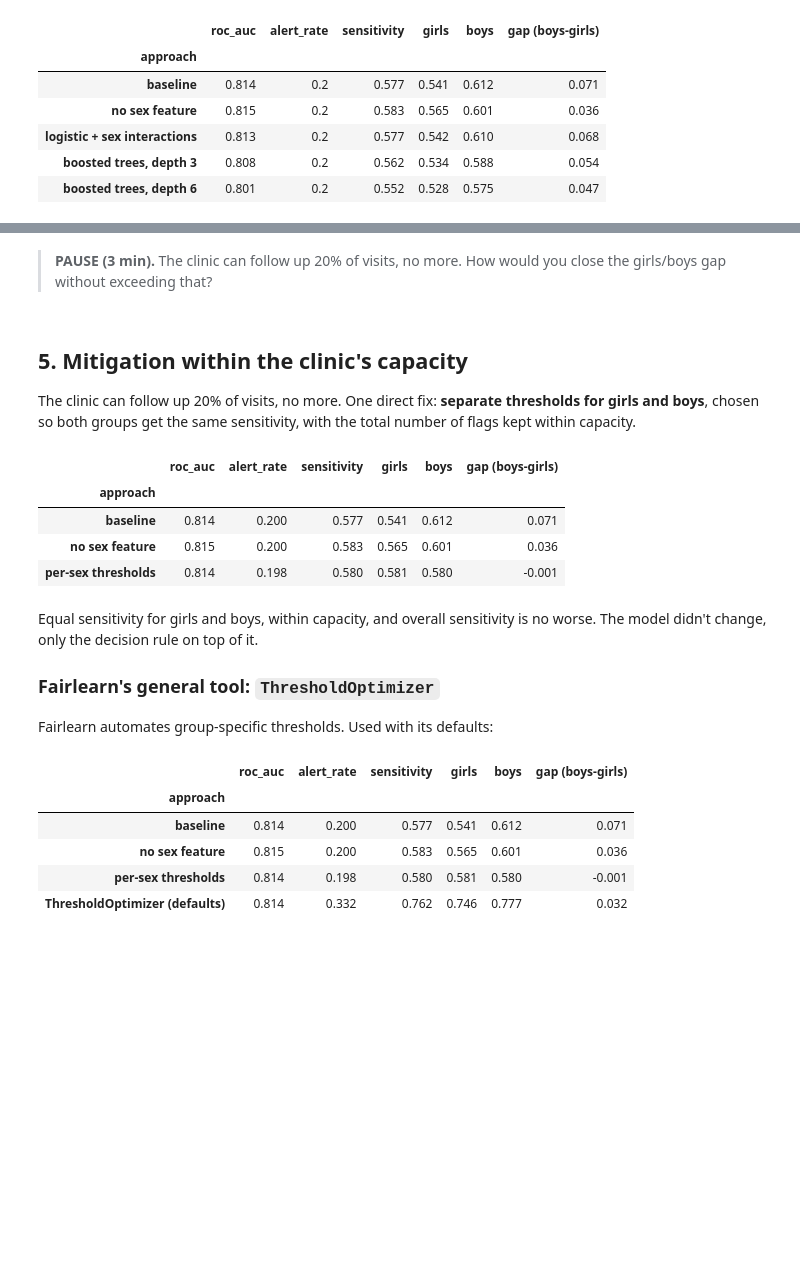
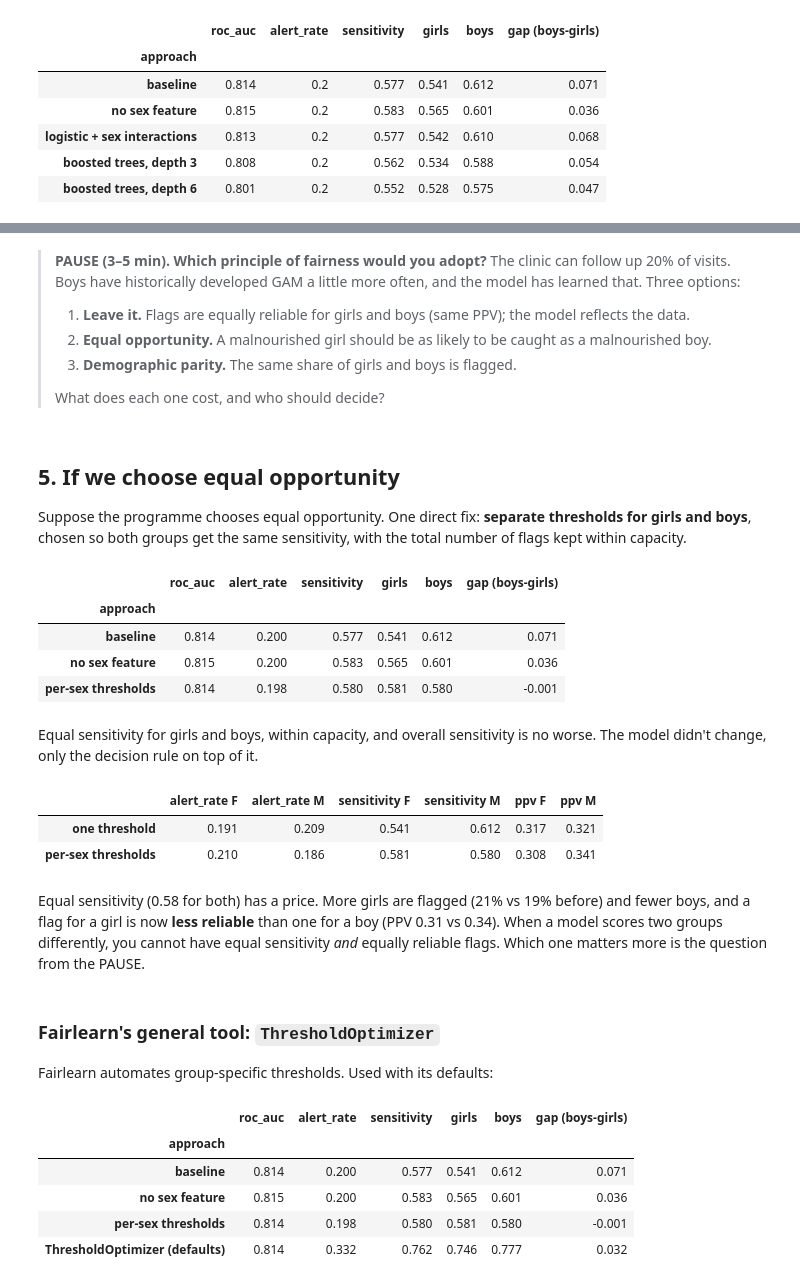
Before and after one commit to firmaye/MLOps-Workshop, a Jupyter notebook: malnutrition/04-fairlearn/fairness.ipynb, the cells around one changed output, grey strips where cells are left out. Drawn from its saved outputs; the diff is of its cells as text; code cells hidden in the pictures; blank space fills up the shorter version.

```diff
--- a/malnutrition/04-fairlearn/fairness.ipynb
+++ b/malnutrition/04-fairlearn/fairness.ipynb
@@ -305,12 +309,16 @@ the flags), not about a cleverer model.
 # %% [markdown]
-> **PAUSE (3 min).** The clinic can follow up 20% of visits, no more. How would you close
-> the girls/boys gap without exceeding that?
+> **PAUSE (3–5 min). Which principle of fairness would you adopt?** The clinic can follow up 20% of visits.
+> Boys have historically developed GAM a little more often, and the model has learned that. Three options:
+> 1. **Leave it.** Flags are equally reliable for girls and boys (same PPV); the model reflects the data.
+> 2. **Equal opportunity.** A malnourished girl should be as likely to be caught as a malnourished boy.
+> 3. **Demographic parity.** The same share of girls and boys is flagged.
+>
+> What does each one cost, and who should decide?
 # %% [markdown]
-## 5. Mitigation within the clinic's capacity
+## 5. If we choose equal opportunity
 
-The clinic can follow up 20% of visits, no more. One direct fix: **separate thresholds
-for girls and boys**, chosen so both groups get the same sensitivity, with the total
-number of flags kept within capacity.
+Suppose the programme chooses equal opportunity. One direct fix: **separate thresholds for girls and boys**,
+chosen so both groups get the same sensitivity, with the total number of flags kept within capacity.
 # %%
 def equal_sensitivity_flags(scores, groups, capacity=0.20):
     """Per-group thresholds giving every group the same sensitivity, as high as capacity allows.
@@ -341,13 +349,28 @@ pd.DataFrame(results).set_index("approach").round(3)
 | baseline | 0.814 | 0.200 | 0.577 | 0.541 | 0.612 | 0.071 |
 | no sex feature | 0.815 | 0.200 | 0.583 | 0.565 | 0.601 | 0.036 |
 | per-sex thresholds | 0.814 | 0.198 | 0.580 | 0.581 | 0.580 | -0.001 |
-# %% [markdown]
-Equal sensitivity for girls and boys, within capacity, and overall sensitivity is no
-worse. The model didn't change, only the decision rule on top of it.
-
-### Fairlearn's general tool: `ThresholdOptimizer`
-
-Fairlearn automates group-specific thresholds. Used with its defaults:
+# %% [markdown]
+Equal sensitivity for girls and boys, within capacity, and overall sensitivity is no
+worse. The model didn't change, only the decision rule on top of it.
+# %%
+rows = {}
+for name, f in [("one threshold", flag), ("per-sex thresholds", flags_eq)]:
+    t = MetricFrame(metrics={"alert_rate": selection_rate, "sensitivity": true_positive_rate, "ppv": precision_score},
+                    y_true=y, y_pred=f.astype(int), sensitive_features=evalset["sex"]).by_group
+    rows[name] = {f"{m} {s}": t.loc[s, m] for m in t.columns for s in ["F", "M"]}
+pd.DataFrame(rows).T.round(3)
+# %% [output]
+|  | alert_rate F | alert_rate M | sensitivity F | sensitivity M | ppv F | ppv M |
+| one threshold | 0.191 | 0.209 | 0.541 | 0.612 | 0.317 | 0.321 |
+| per-sex thresholds | 0.210 | 0.186 | 0.581 | 0.580 | 0.308 | 0.341 |
+# %% [markdown]
+Equal sensitivity (0.58 for both) has a price. More girls are flagged (21% vs 19% before) and fewer boys, and a flag
+for a girl is now **less reliable** than one for a boy (PPV 0.31 vs 0.34). When a model scores two groups differently,
+you cannot have equal sensitivity *and* equally reliable flags. Which one matters more is the question from the PAUSE.
+# %% [markdown]
+### Fairlearn's general tool: `ThresholdOptimizer`
+
+Fairlearn automates group-specific thresholds. Used with its defaults:
 # %%
 from fairlearn.postprocessing import ThresholdOptimizer
 
```
Also changed, not shown: parts of 9 cells of this notebook, 3 other files.
